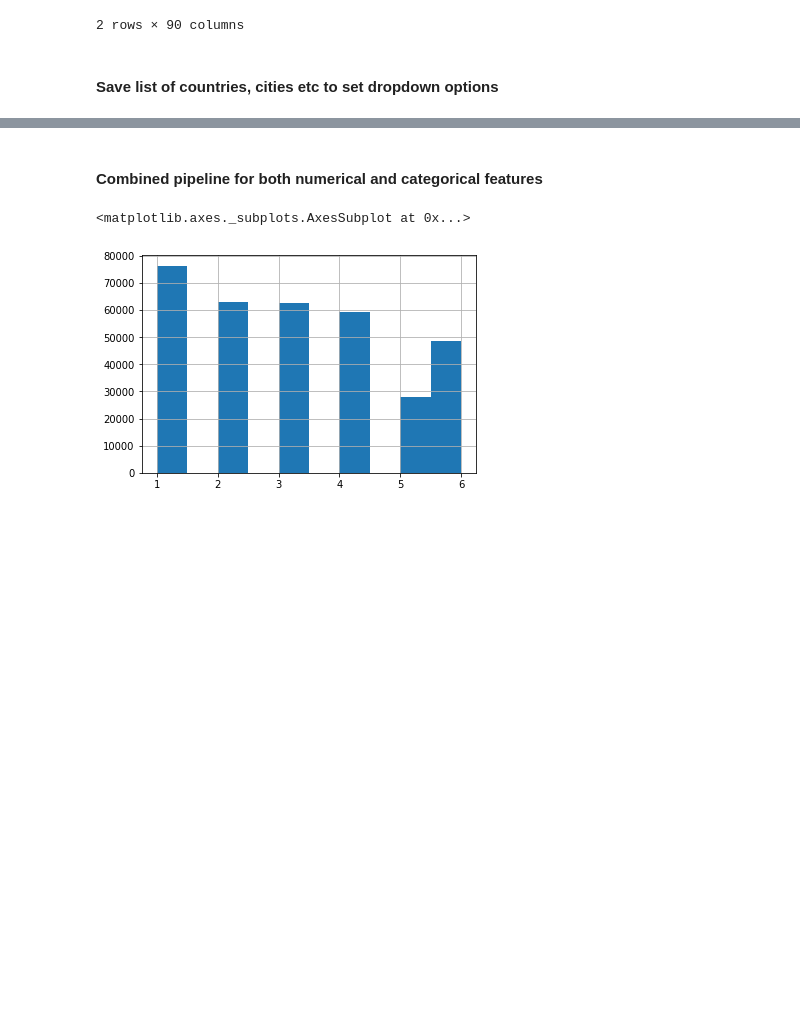
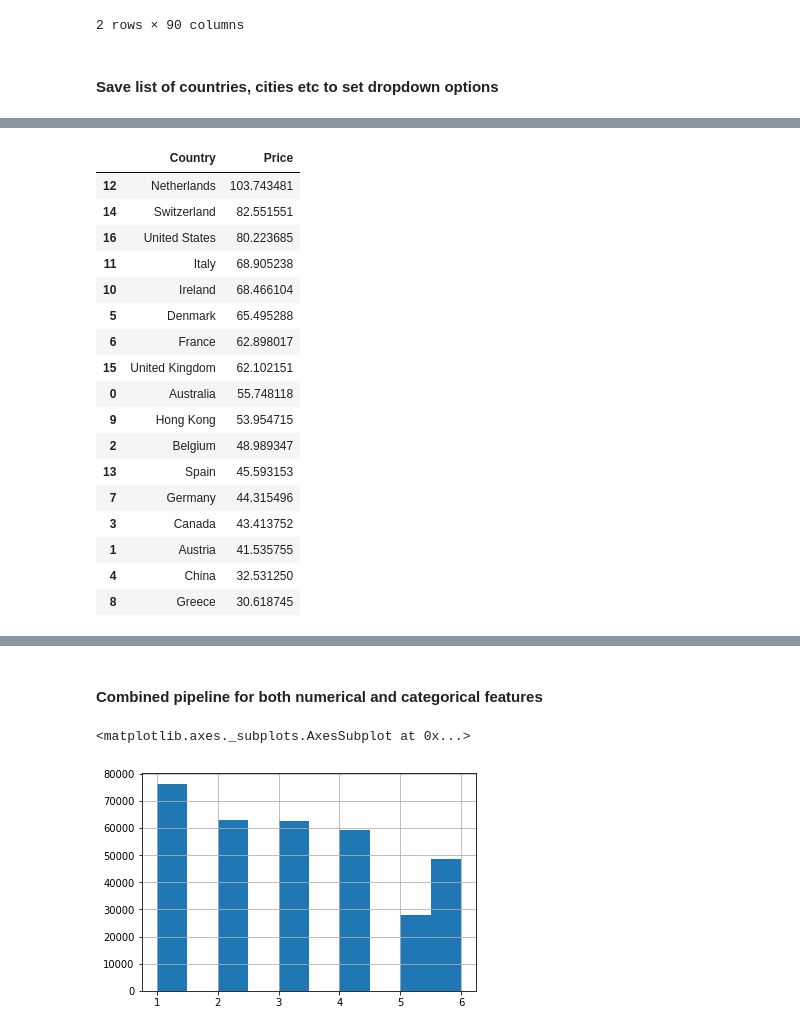
Before and after one commit to deepak-karkala/airbnb-data-science, a Jupyter notebook: notebooks/airbnb_exploratory_analysis.ipynb, the cells around one changed output, grey strips where cells are left out. Saved outputs shown, nothing was run; the diff lists cells and outputs as text; code cells hidden in the pictures; blank space fills up the shorter version.

```diff
--- a/notebooks/airbnb_exploratory_analysis.ipynb
+++ b/notebooks/airbnb_exploratory_analysis.ipynb
@@ -458,0 +519,21 @@ dft.to_csv("../data/list_hostresponsetime.csv", index=False)
+# %%
+df[df["Room Type"]=="Private room"].groupby("Country").mean()["Price"].reset_index().sort_values("Price", ascending=False)
+# %% [output]
+|  | Country | Price |
+| 12 | Netherlands | 103.743481 |
+| 14 | Switzerland | 82.551551 |
+| 16 | United States | 80.223685 |
+| 11 | Italy | 68.905238 |
+| 10 | Ireland | 68.466104 |
+| 5 | Denmark | 65.495288 |
+| 6 | France | 62.898017 |
+| 15 | United Kingdom | 62.102151 |
+| 0 | Australia | 55.748118 |
+| 9 | Hong Kong | 53.954715 |
+| 2 | Belgium | 48.989347 |
+| 13 | Spain | 45.593153 |
+| 7 | Germany | 44.315496 |
+| 3 | Canada | 43.413752 |
+| 1 | Austria | 41.535755 |
+| 4 | China | 32.531250 |
+| 8 | Greece | 30.618745 |
```
Also changed, not shown: parts of 16 cells of this notebook, 1 other file.
